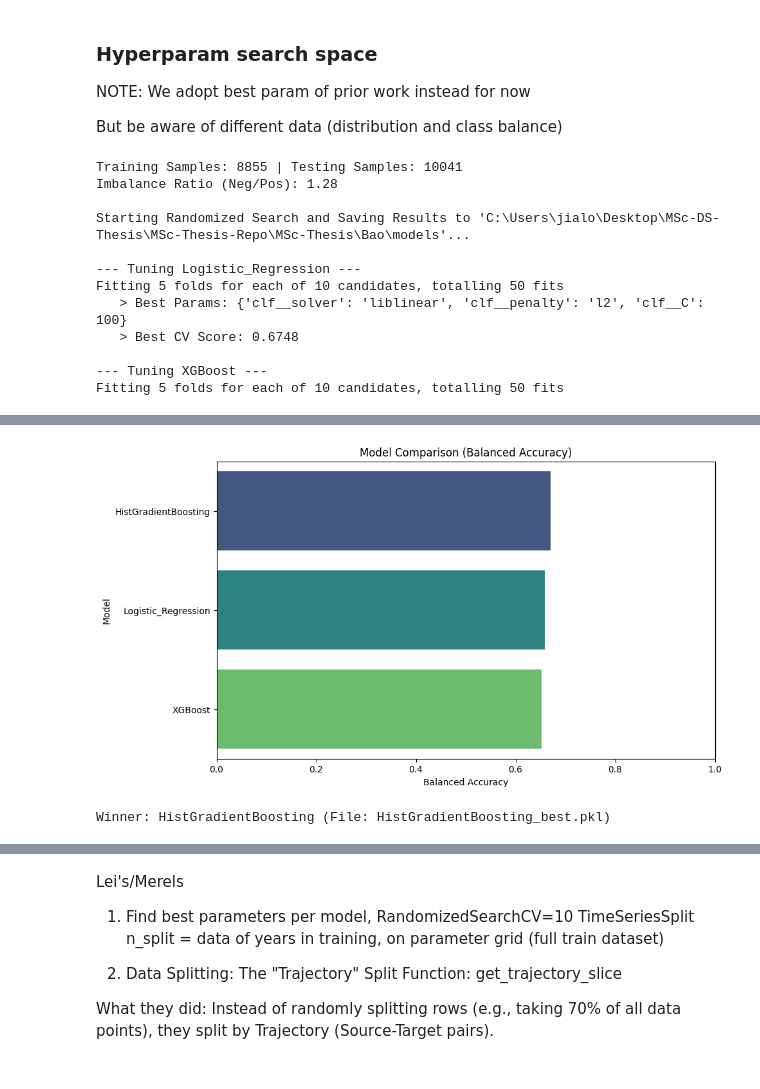
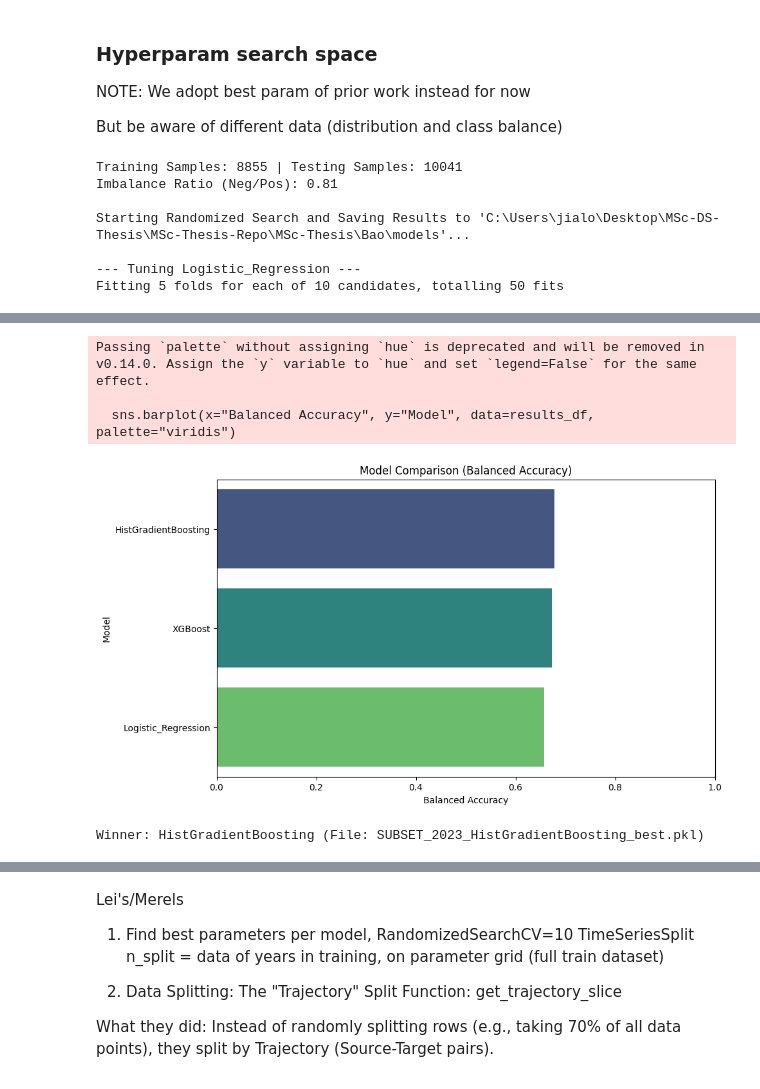
Before and after one commit to jbaonl/MSc-Thesis, a Jupyter notebook: MSc-Thesis/Bao/all_code/3_model_training/classification/classification_base.ipynb, the cells around one changed output, grey strips where cells are left out. Cells and saved outputs as stored; diff of their text form; code cells hidden in the pictures.

Commit message:
updated classification models code

```diff
--- a/MSc-Thesis/Bao/all_code/3_model_training/classification/classification_base.ipynb
+++ b/MSc-Thesis/Bao/all_code/3_model_training/classification/classification_base.ipynb
@@ -8,12 +20,13 @@
 ## Globals
 # %%
 # GLOBALS
+train_job = True
 snellius = True # Set True for snellius, False for local development
 partition = "services_full" if snellius else "services_subset"
+FILENAME_PARTITION = "FULL" if snellius else "SUBSET"
 
 RANDOM_SEED = 88
 run_analysis = False
-train_job = False
 # available service years 2019, 2020, 2021, 2022, 2023, 2024
 TRAINING_FROM_YEAR = 2019
 # %% [markdown]
@@ -177,7 +193,7 @@ if snellius is True:
 project_root = target_root
 final_data_root = project_root / "downloads/data/filtered/final_aggregated"
 final_data_filepath = final_data_root / "final_dataset_with_operational.parquet"
-final_train_test_data_filtered_filepath = final_data_root / f"final_train_test_data_filtered_{TRAINING_FROM_YEAR}.parquet"
+final_train_test_data_filtered_filepath = final_data_root / f"{FILENAME_PARTITION}_{TRAINING_FROM_YEAR}_final_train_test_data_filtered.parquet"
 
 media_folder = project_root / "media"
 models_folder = project_root / "models"
@@ -186,12 +202,12 @@ results_folder = project_root / "results"
 Connect duckDB database
 # %%
 ## Connect to database
-db_name = 'main_classifications.duckdb'
+db_name = f'{FILENAME_PARTITION}_{TRAINING_FROM_YEAR}_main_classifications.duckdb'
 
 # Check before
 print(f"Does file exist? {os.path.exists(db_name)}")
 
-con = duckdb.connect(database='main_classifications.duckdb')
+con = duckdb.connect(database=db_name)
 
 # Optional: Explicitly cap RAM so DuckDB knows WHEN to start spilling
 # (e.g., set to 70-80% of your actual machine RAM)
@@ -710,7 +714,7 @@ if train_job:
 	# ==========================================
 
 	# 1. Sort by Time# Sort by Date first, then by Hour within that date
-	# df = df.sort_values(by=['service_date', 'arrival_hour']).reset_index(drop=True)
+	df = df.sort_values(by=['service_date', 'arrival_hour']).reset_index(drop=True)
 	df = df.drop(columns=['service_date'])
 
 	split_threshold = 2024  # Train on data before 2023, Test on 2024
@@ -731,37 +735,11 @@ if train_job:
 	X_test = df.loc[test_mask, feature_cols]
 	y_test = df.loc[test_mask, target_col]
 
-	# # Load Train Split directly (Years < 2024)
-	# X_train = con.execute(f"""
-	#     SELECT * EXCLUDE (target_binary, service_year, service_date)
-	#     FROM {partition}
-	#     WHERE service_year < {split_threshold}
-	# """).arrow().to_pandas(types_mapper=pd.ArrowDtype)
-
-	# y_train = con.execute(f"""
-	#     SELECT target_binary
-	#     FROM {partition}
-	#     WHERE service_year < {split_threshold}
-	# """).arrow().to_pandas().values.ravel()
-
-	# # Load Test Split directly (Year >= 2024)
-	# X_test = con.execute(f"""
-	#     SELECT * EXCLUDE (target_binary, service_year, service_date)
-	#     FROM {partition}
-	#     WHERE service_year >= {split_threshold}
-	# """).arrow().to_pandas(types_mapper=pd.ArrowDtype)
-
-	# y_test = con.execute(f"""
-	#     SELECT target_binary
-	#     FROM {partition}
-	#     WHERE service_year >= {split_threshold}
-	# """).arrow().to_pandas().values.ravel()
-
 	# 4. Calculate Imbalance ratio (for XGBoost)
 	scale_pos_weight_value = scale_pos_weight_value_train
 
 	print(f"Training Samples: {len(X_train)} | Testing Samples: {len(X_test)}")
-	print(f"Imbalance Ratio (Neg/Pos): {scale_pos_weight_value_train:.2f}")
+	print(f"Imbalance Ratio (Neg/Pos): {scale_pos_weight_value:.2f}")
 
 	# ==========================================
 	# 3. HYPERPARAMETER GRIDS (Updated)
@@ -780,8 +758,8 @@ if train_job:
 			# NOTE: Params must now use 'clf__' prefix to target the classifier step
 			"params": {
 				'clf__C': [0.001, 0.01, 0.1, 1, 10, 100],
-				'clf__penalty': ['l2'],
-				'clf__solver': ['liblinear', 'saga'],
+				'clf__penalty': ['l1', 'l2', 'elasticnet'],
+				'clf__solver': ['liblinear', 'saga', 'newton-cg'],
 			}
 		},
 		# "Random_Forest": {
@@ -809,22 +787,23 @@ if train_job:
 		"HistGradientBoosting": {
 			"model": HistGradientBoostingClassifier(class_weight='balanced', random_state=RANDOM_SEED),
 			"params": {
-				'max_iter': [100, 200, 300],          # Equivalent to n_estimators
+				'max_depth': [3, 5, 7],
 				'learning_rate': [0.01, 0.1, 0.3],
-				'max_depth': [3, 5, 7, None],
-				'max_leaf_nodes': [15, 32, 64],      # Critical for HistBoost
+				'max_iter': [100, 200, 300], # Equivalent to n_estimators
+				'max_leaf_nodes': [15, 32, 64],
 				'l2_regularization': [0, 0.1, 1.0, 10]
 			}
 		}
 	}
 
 
+
 	scoring = {
+		'balanced_accuracy': make_scorer(balanced_accuracy_score),
 		'f1': make_scorer(f1_score),
 		'precision': make_scorer(precision_score),
 		'recall': make_scorer(recall_score),
-		'roc_auc': make_scorer(roc_auc_score),
-		'balanced_accuracy': make_scorer(balanced_accuracy_score)
+		'roc_auc': make_scorer(roc_auc_score)
 	}
 
 	# ==========================================
@@ -847,7 +826,7 @@ if train_job:
 			refit='f1',
 			cv=tscv,
 			verbose=1,
-			n_jobs=4,
+			n_jobs=1,
 			random_state=RANDOM_SEED,
 			pre_dispatch='2*n_jobs'
 		)
@@ -861,8 +840,9 @@ if train_job:
 		print(f"   > Best CV Score: {search.best_score_:.4f}")
 
 		# --- SAVE MODEL ---
-		model_filename = f"{name}_best.pkl"
-		joblib.dump(best_model, os.path.join(models_folder, model_filename))
+		model_filename = f"{FILENAME_PARTITION}_{TRAINING_FROM_YEAR}_{name}_best.pkl"
+		model_filepath = models_folder / model_filename
+		joblib.dump(best_model, model_filepath)
 
 		# Predict
 		y_pred = best_model.predict(X_test)
@@ -885,6 +865,8 @@ if train_job:
 			"Best Params": search.best_params_,
 			"Saved File": model_filename
 		})
+		del search
+		gc.collect()
 
 	# ==========================================
 	# 5. RESULTS SAVING & VISUALIZATION
@@ -893,7 +875,7 @@ if train_job:
 	results_df = pd.DataFrame(results).sort_values(by="Balanced Accuracy", ascending=False)
 
 	# --- SAVE RESULTS TO CSV ---
-	results_path = os.path.join(results_folder, 'model_results.csv')
+	results_path = results_folder / f"{FILENAME_PARTITION}_{TRAINING_FROM_YEAR}_model_results.csv"
 	results_df.to_csv(results_path, index=False)
 	print(f"\nResults saved to: {results_path}")
 
@@ -913,14 +895,9 @@ if train_job:
 	print(f"\nWinner: {winner['Model']} (File: {winner['Saved File']})")
 # %% [output]
 Training Samples: 8855 | Testing Samples: 10041
-Imbalance Ratio (Neg/Pos): 1.28
+Imbalance Ratio (Neg/Pos): 0.81
 
 Starting Randomized Search and Saving Results to 'C:\Users\jialo\Desktop\MSc-DS-Thesis\MSc-Thesis-Repo\MSc-Thesis\Bao\models'...
 
 --- Tuning Logistic_Regression ---
 Fitting 5 folds for each of 10 candidates, totalling 50 fits
-   > Best Params: {'clf__solver': 'liblinear', 'clf__penalty': 'l2', 'clf__C': 100}
-   > Best CV Score: 0.6748
-
---- Tuning XGBoost ---
-Fitting 5 folds for each of 10 candidates, totalling 50 fits
@@ -948,5 +958,8 @@ Passing `palette` without assigning `hue` is deprecated and will be removed in v
+Passing `palette` without assigning `hue` is deprecated and will be removed in v0.14.0. Assign the `y` variable to `hue` and set `legend=False` for the same effect.
+
+  sns.barplot(x="Balanced Accuracy", y="Model", data=results_df, palette="viridis")
-[figure, old version]
+[figure, new version]
-Winner: HistGradientBoosting (File: HistGradientBoosting_best.pkl)
+Winner: HistGradientBoosting (File: SUBSET_2023_HistGradientBoosting_best.pkl)
 # %%
 if train_job:
 	# ==========================================
```
Also changed, not shown: parts of 14 cells of this notebook, 7 other files.
